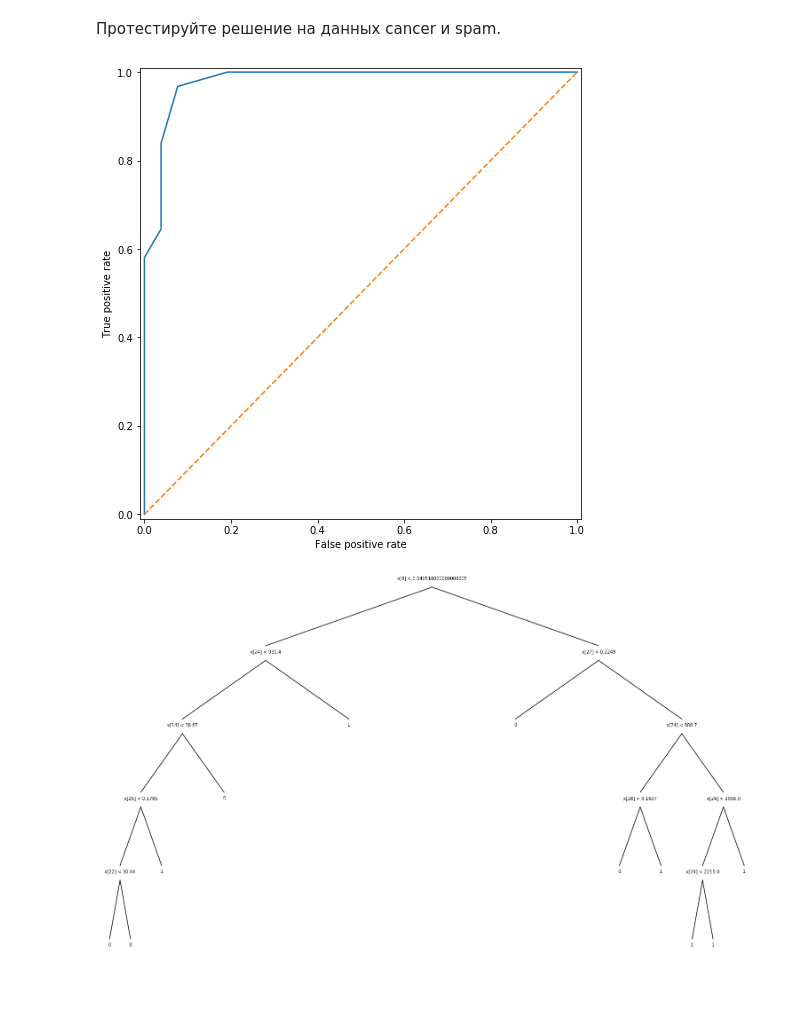
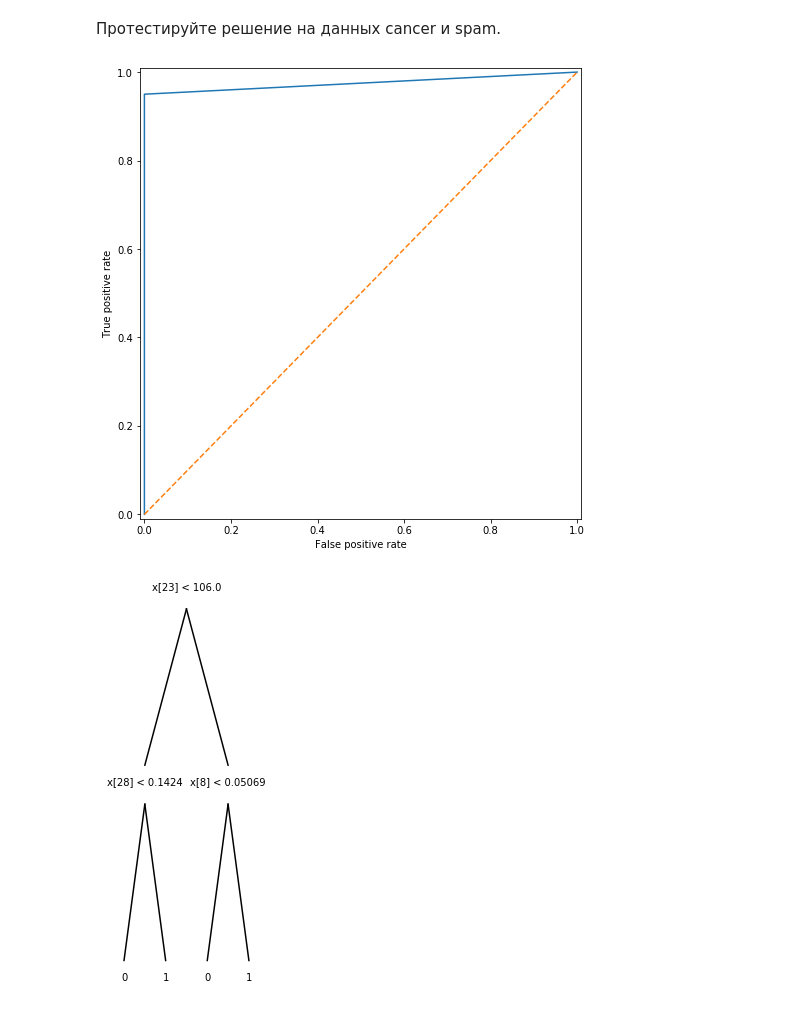
Before and after one commit to vkpankov/BioInfML, a Jupyter notebook: hw03_task.ipynb, the cells around one changed output. Saved outputs shown, nothing was run; the diff lists cells and outputs as text; code cells hidden in the pictures; blank space fills up the shorter version.

```diff
--- a/hw03_task.ipynb
+++ b/hw03_task.ipynb
@@ -154,15 +155,11 @@ class DecisionTreeClassifier:
         splitDimension, splitValue = self.getSplitParams(X, y)
         x_left, y_left, x_right, y_right = self.splitDataByColumnValue(X, y, splitDimension, splitValue)
 
-        if(len(y_left)>=self.min_samples_leaf):
-            n_left = self.buildNodes(x_left, y_left, depth + 1)
-        else:
-            n_left = DecisionTreeLeaf(y_left)
+        if((len(y_left) < self.min_samples_leaf) or len(y_right) < self.min_samples_leaf):
+            return DecisionTreeLeaf(y)
 
-        if(len(y_right) >= self.min_samples_leaf):
-            n_right = self.buildNodes(x_right, y_right, depth + 1)
-        else:
-            n_right = DecisionTreeLeaf(y_right)
+        n_left = self.buildNodes(x_left, y_left, depth + 1)
+        n_right = self.buildNodes(x_right, y_right, depth + 1)
 
         return DecisionTreeNode(splitDimension, splitValue,  n_left, n_right, depth)
 
@@ -276,18 +273,16 @@ def plot_2d(tree, X, y):
 # %% [markdown]
 Протестируйте решение на данных cancer и spam.
 # %%
-import sklearn.model_selection as msel
-
 X, y = read_cancer_dataset("cancer.csv")
 X_train,X_test,y_train,y_test = msel.train_test_split(X,y,train_size=0.9, shuffle=False)
 
-tree = DecisionTreeClassifier(max_depth=5, min_samples_leaf=30)
+tree = DecisionTreeClassifier(max_depth=5, min_samples_leaf=10)
 tree.fit(X_train, y_train)
 plot_roc_curve(y_test, tree.predict_proba(X_test))
 draw_tree(tree)
 # %% [output]
-[figure, old version]
+[figure, new version]
-[figure, old version]
+[figure, new version]
 # %%
 X, y = read_spam_dataset("spam.csv")
 X_train,X_test,y_train,y_test = msel.train_test_split(X,y,train_size=0.9, shuffle=False)
```
Also changed, not shown: parts of 4 cells of this notebook.
